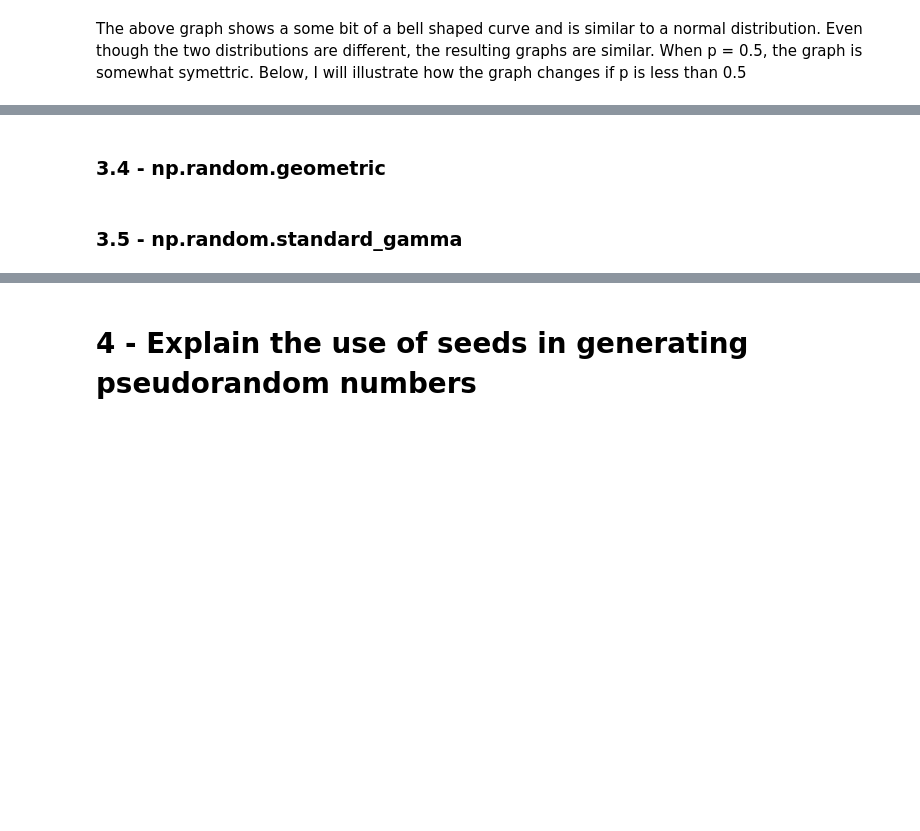
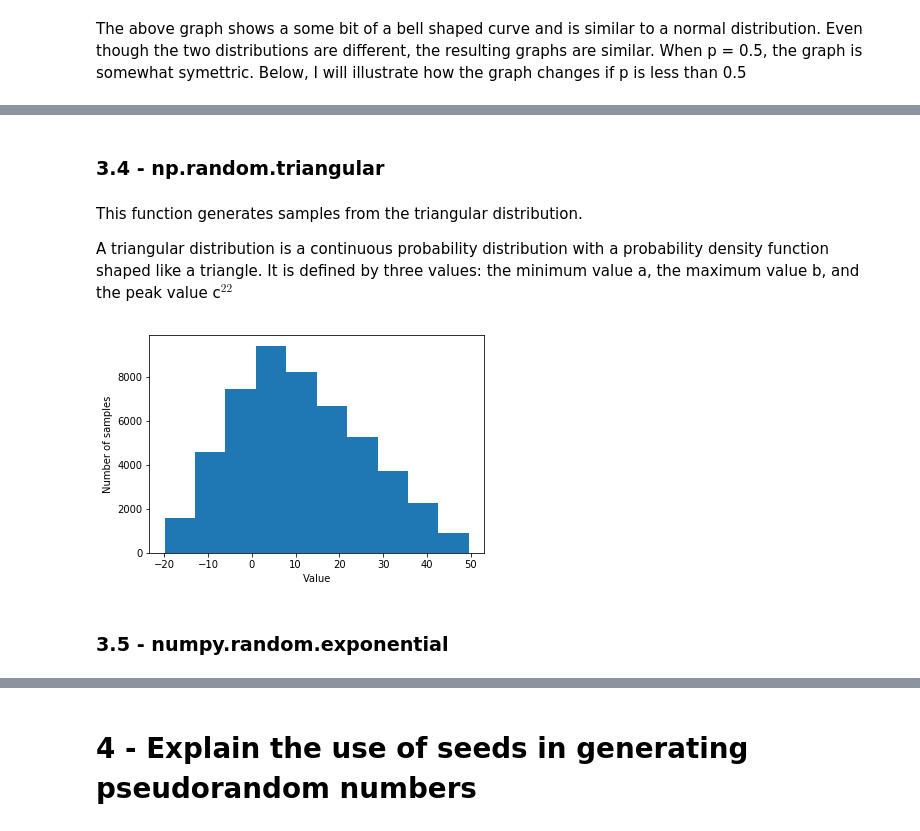
Before and after one commit to davidobrien1/practical-assignments, a Jupyter notebook: numpy-random.ipynb, the cells around one changed output, grey strips where cells are left out. Drawn from its saved outputs; the diff is of its cells as text; code cells hidden in the pictures; blank space fills up the shorter version.

Commit message:
added some graphs under distributions

```diff
--- a/numpy-random.ipynb
+++ b/numpy-random.ipynb
@@ -233,4 +222,16 @@ plt.hist(t)
 # %% [markdown]
-### 3.4 - np.random.geometric
+### 3.4 - np.random.triangular
+# %% [markdown]
+This function generates samples from the triangular distribution.
+
+A triangular distribution is a continuous probability distribution with a probability density function shaped like a triangle. It is defined by three values: the minimum value a, the maximum value b, and the peak value c$^{22}$
+# %%
+z = np.random.triangular(-20, 3, 50, 50000) # -3 is the minimum value, 0 is the peak value and 8 is the maximum value. 50000 is the sample size
+plt.xlabel('Value')
+plt.ylabel('Number of samples')
+plt.hist(z)
+plt.show()
+# %% [output]
+[figure, added]
 # %% [markdown]
-### 3.5 - np.random.standard_gamma
+### 3.5 - numpy.random.exponential
```
Also changed, not shown: parts of 17 cells of this notebook, 1 other file.
